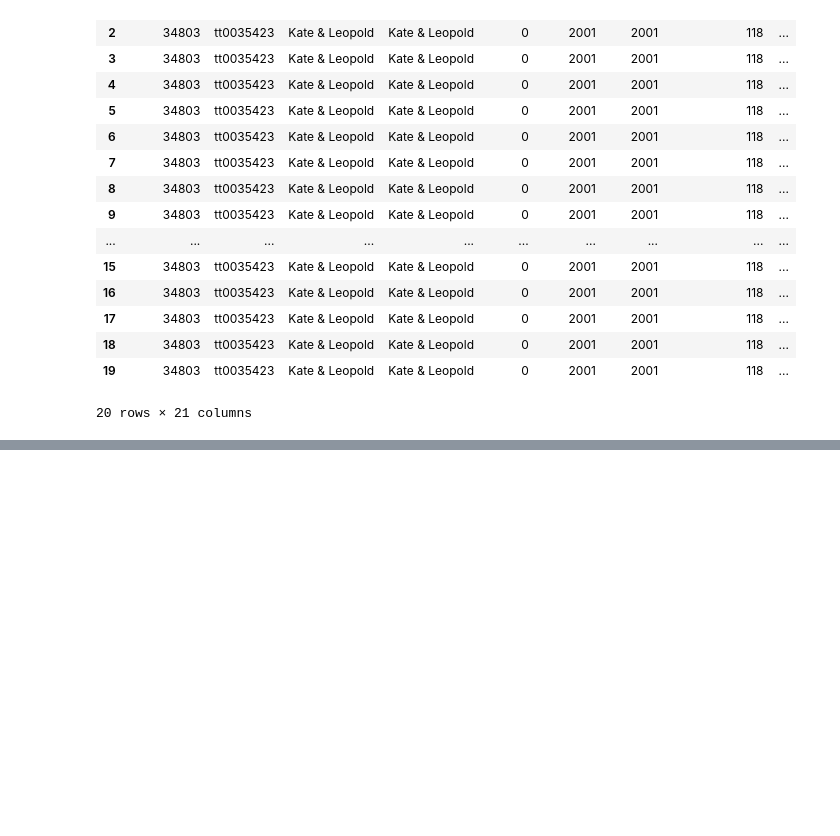
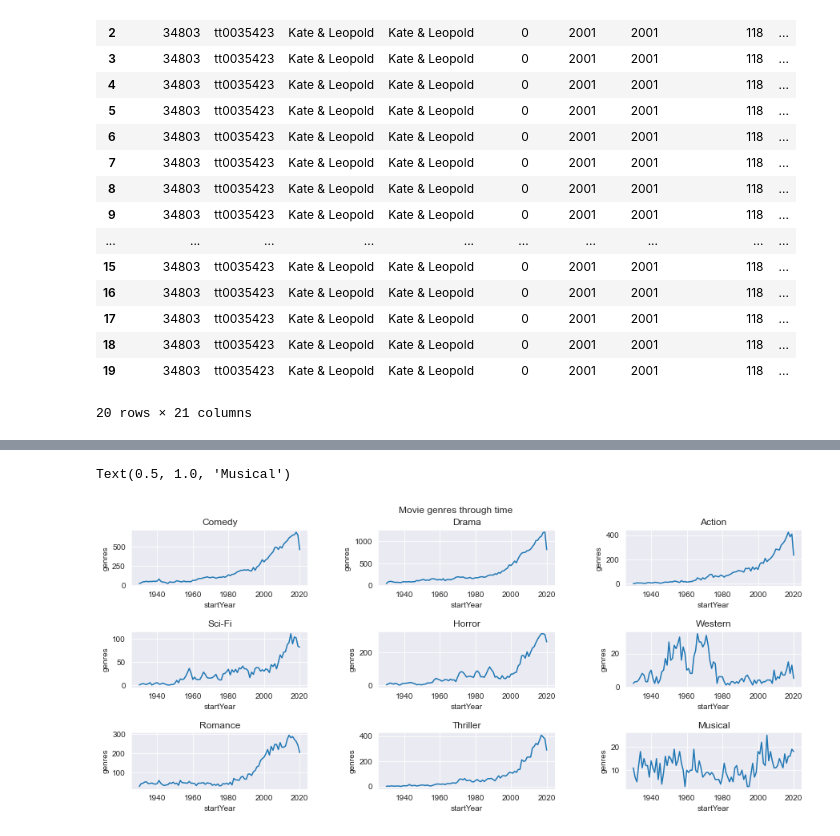
Before and after one commit to Lozzio99/Madness, a Jupyter notebook: MadAnalysis.ipynb, the cells around one changed output, grey strips where cells are left out. Saved outputs shown, nothing was run; the diff lists cells and outputs as text; code cells hidden in the pictures; blank space fills up the shorter version.

Commit message:
Fav genre oer decade

```diff
--- a/MadAnalysis.ipynb
+++ b/MadAnalysis.ipynb
@@ -30,0 +35,3 @@ db.head(20)
+# %%
+db2 = pd.read_csv('db_files/movies_db_cleaned.csv')
+db2.head()
@@ -30,0 +45,38 @@ db.head(20)
+# %%
+db2 = db2[db2.startYear <= 2020 ]
+# %%
+Comedy_db = db2.groupby(['startYear'])['genres'].apply(lambda x: x[x.str.contains('Comedy')].count())
+Drama_db = db2.groupby(['startYear'])['genres'].apply(lambda x: x[x.str.contains('Drama')].count())
+Action_db = db2.groupby(['startYear'])['genres'].apply(lambda x: x[x.str.contains('Action')].count())
+Scifi_db = db2.groupby(['startYear'])['genres'].apply(lambda x: x[x.str.contains('Sci-Fi')].count())
+Horror_db = db2.groupby(['startYear'])['genres'].apply(lambda x: x[x.str.contains('Horror')].count())
+Western_db = db2.groupby(['startYear'])['genres'].apply(lambda x: x[x.str.contains('Western')].count())
+Romance_db = db2.groupby(['startYear'])['genres'].apply(lambda x: x[x.str.contains('Romance')].count())
+Thriller_db = db2.groupby(['startYear'])['genres'].apply(lambda x: x[x.str.contains('Thriller')].count())
+Musical_db = db2.groupby(['startYear'])['genres'].apply(lambda x: x[x.str.contains('Musical')].count())
+# %%
+fig, ((ax1, ax2, ax3), (ax4, ax5, ax6), (ax7, ax8, ax9)) = plt.pyplot.subplots(3, 3, figsize=(15, 5))
+fig.suptitle('Movie genres through time')
+plt.pyplot.subplots_adjust(left=0.125, bottom=0, right=0.9, top=0.9, wspace=0.4, hspace=0.8)
+
+sns.lineplot(ax=ax1,data=Comedy_db);
+ax1.set_title('Comedy')
+sns.lineplot(ax=ax2,data=Drama_db);
+ax2.set_title('Drama')
+sns.lineplot(ax=ax3,data=Action_db);
+ax3.set_title('Action')
+sns.lineplot(ax=ax4,data=Scifi_db);
+ax4.set_title('Sci-Fi')
+sns.lineplot(ax=ax5,data=Horror_db);
+ax5.set_title('Horror')
+sns.lineplot(ax=ax6,data=Western_db);
+ax6.set_title('Western')
+sns.lineplot(ax=ax7,data=Romance_db);
+ax7.set_title('Romance')
+sns.lineplot(ax=ax8,data=Thriller_db);
+ax8.set_title('Thriller')
+sns.lineplot(ax=ax9,data=Musical_db);
+ax9.set_title('Musical')
+# %% [output]
+Text(0.5, 1.0, 'Musical')
+[figure, added]
```
Also changed, not shown: parts of 3 cells of this notebook.
